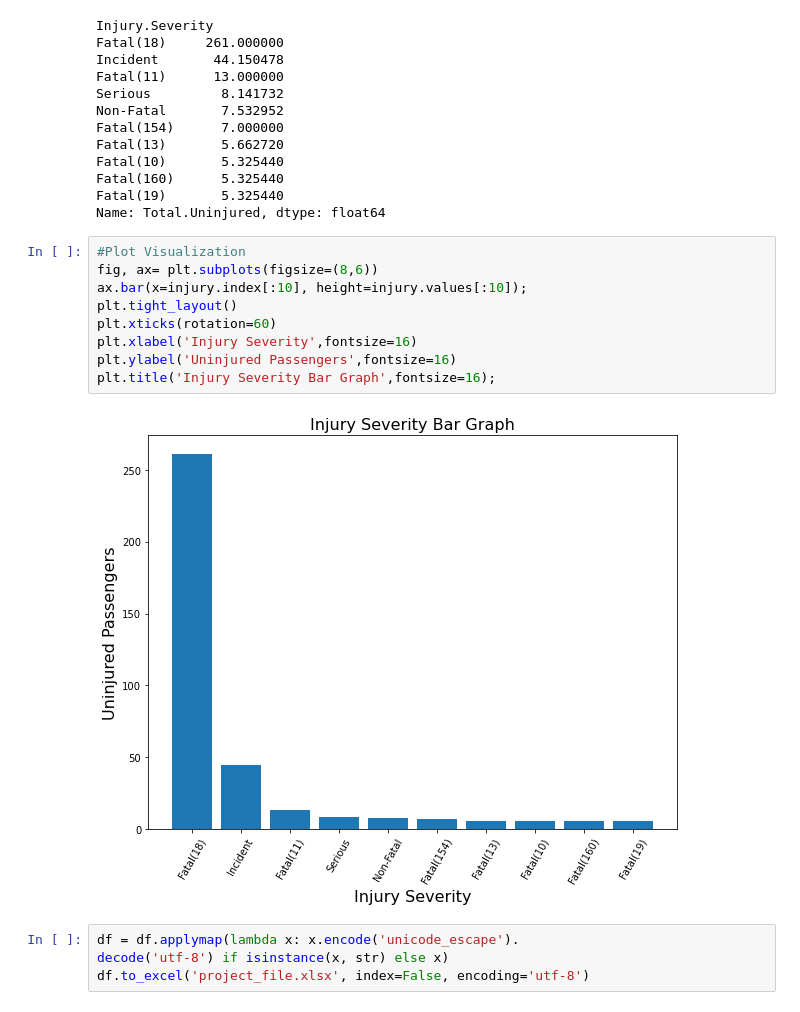
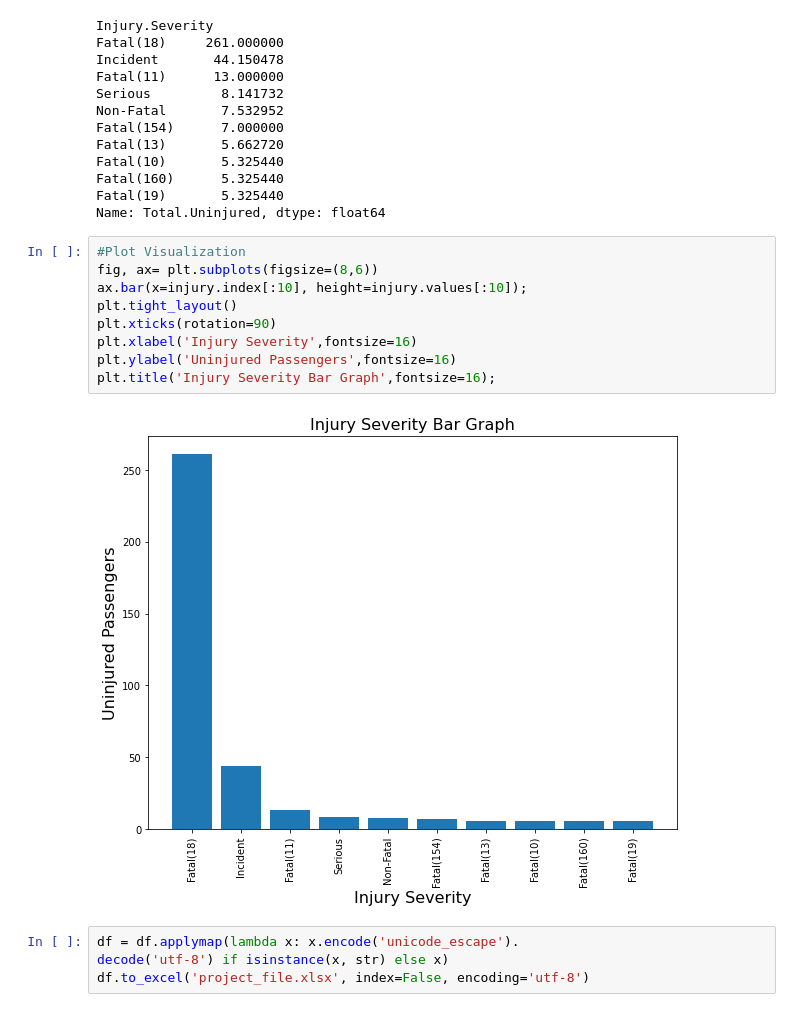
Before and after one commit to Masinde10/Masinde-Victor-dsc-10-Phase1-project, a Jupyter notebook: student.ipynb, the cells around one changed output. Saved outputs shown, nothing was run; the diff lists cells and outputs as text.

```diff
--- a/student.ipynb
+++ b/student.ipynb
@@ -424,14 +424,14 @@ Name: Total.Uninjured, dtype: float64
 # %%
 #Plot Visualization
 fig, ax= plt.subplots(figsize=(8,6))
 ax.bar(x=injury.index[:10], height=injury.values[:10]);
 plt.tight_layout()
-plt.xticks(rotation=60)
+plt.xticks(rotation=90)
 plt.xlabel('Injury Severity',fontsize=16)
 plt.ylabel('Uninjured Passengers',fontsize=16)
 plt.title('Injury Severity Bar Graph',fontsize=16);
 # %% [output]
-[figure, old version]
+[figure, new version]
 # %%
 df = df.applymap(lambda x: x.encode('unicode_escape').
 decode('utf-8') if isinstance(x, str) else x)
```
Also changed, not shown: 3 other files.
